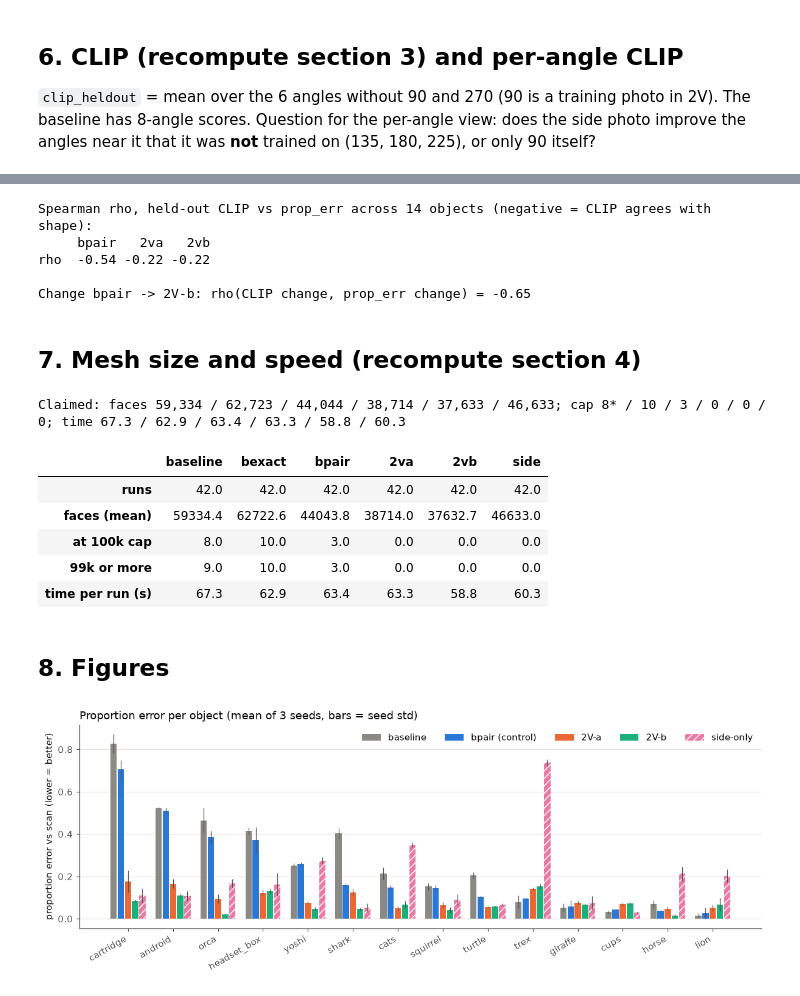
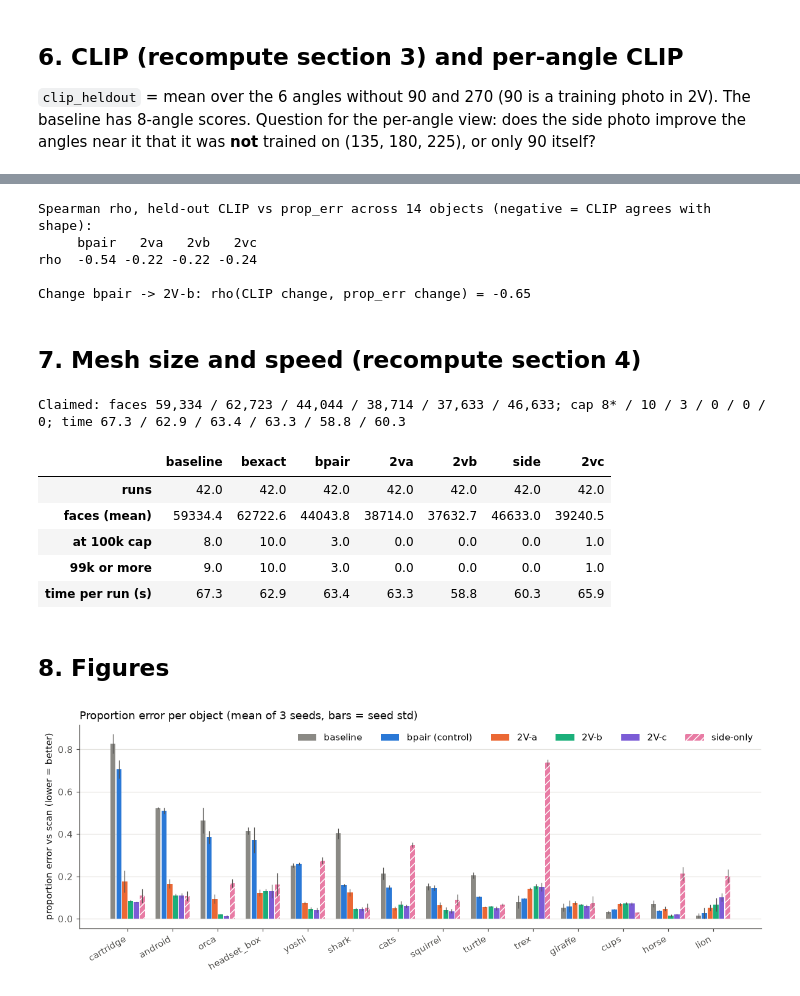
Before and after one commit to steven-cheun/generative-3d-gaussians, a Jupyter notebook: notebooks/06_results.ipynb, the cells around one changed output, grey strips where cells are left out. Saved outputs shown, nothing was run; the diff lists cells and outputs as text; code cells hidden in the pictures.

Commit message:
Notebook 06: add 2V-c (random conditioning) to all tables and figures

```diff
--- a/notebooks/06_results.ipynb
+++ b/notebooks/06_results.ipynb
@@ -22,12 +22,12 @@ FIG_DIR = ROOT / "figures"          # local only (excluded); upload to the Drive
 FIG_DIR.mkdir(exist_ok=True)
 pd.set_option("display.precision", 3)
 
-TAGS = ["baseline", "bexact", "bpair", "2va", "2vb", "side"]
+TAGS = ["baseline", "bexact", "bpair", "2va", "2vb", "side", "2vc"]
 LABEL = {"baseline": "baseline", "bexact": "bexact", "bpair": "bpair (control)",
-         "2va": "2V-a", "2vb": "2V-b", "side": "side-only"}
+         "2va": "2V-a", "2vb": "2V-b", "side": "side-only", "2vc": "2V-c"}
 # Fixed color per condition in every figure (validated palette; 2V-b vs side is close for
 # colorblind readers, so side-only bars also get a hatch)
-COLOR = {"baseline": "#8a8984", "bpair": "#2a78d6", "2va": "#eb6834", "2vb": "#1baf7a", "side": "#e87ba4"}
+COLOR = {"baseline": "#8a8984", "bpair": "#2a78d6", "2va": "#eb6834", "2vb": "#1baf7a", "side": "#e87ba4", "2vc": "#7b5cd6"}
 INK, MUTED, GRID = "#0b0b0b", "#52514e", "#e4e3df"
 
 # Groups from the failure analysis (notebook 05) and Steven's predictions
@@ -351,6 +408,6 @@ side        0.681
 # %%
 # Does CLIP track shape? Per object (seed means), within the same-reference conditions
-cv = pd.DataFrame({t: pd.Series({"rho": spearmanr(held[t], prop_obj[t]).statistic}) for t in ["bpair", "2va", "2vb"]})
+cv = pd.DataFrame({t: pd.Series({"rho": spearmanr(held[t], prop_obj[t]).statistic}) for t in ["bpair", "2va", "2vb", "2vc"]})
 print("Spearman rho, held-out CLIP vs prop_err across 14 objects (negative = CLIP agrees with shape):")
 print(cv.round(2).to_string())
 d_clip = held["2vb"] - held["bpair"]
@@ -358,8 +415,8 @@ d_prop = prop_obj["2vb"] - prop_obj["bpair"]
 print(f"\nChange bpair -> 2V-b: rho(CLIP change, prop_err change) = {spearmanr(d_clip, d_prop).statistic:.2f}")
 # %% [output]
 Spearman rho, held-out CLIP vs prop_err across 14 objects (negative = CLIP agrees with shape):
-     bpair   2va   2vb
-rho  -0.54 -0.22 -0.22
+     bpair   2va   2vb   2vc
+rho  -0.54 -0.22 -0.22 -0.24
 
 Change bpair -> 2V-b: rho(CLIP change, prop_err change) = -0.65
 # %% [markdown]
@@ -377,34 +434,34 @@ print("Claimed: faces 59,334 / 62,723 / 44,044 / 38,714 / 37,633 / 46,633; cap 8
 mesh.round(1)
 # %% [output]
 Claimed: faces 59,334 / 62,723 / 44,044 / 38,714 / 37,633 / 46,633; cap 8* / 10 / 3 / 0 / 0 / 0; time 67.3 / 62.9 / 63.4 / 63.3 / 58.8 / 60.3
-|  | baseline | bexact | bpair | 2va | 2vb | side |
-| runs | 42.0 | 42.0 | 42.0 | 42.0 | 42.0 | 42.0 |
-| faces (mean) | 59334.4 | 62722.6 | 44043.8 | 38714.0 | 37632.7 | 46633.0 |
-| at 100k cap | 8.0 | 10.0 | 3.0 | 0.0 | 0.0 | 0.0 |
-| 99k or more | 9.0 | 10.0 | 3.0 | 0.0 | 0.0 | 0.0 |
-| time per run (s) | 67.3 | 62.9 | 63.4 | 63.3 | 58.8 | 60.3 |
+|  | baseline | bexact | bpair | 2va | 2vb | side | 2vc |
+| runs | 42.0 | 42.0 | 42.0 | 42.0 | 42.0 | 42.0 | 42.0 |
+| faces (mean) | 59334.4 | 62722.6 | 44043.8 | 38714.0 | 37632.7 | 46633.0 | 39240.5 |
+| at 100k cap | 8.0 | 10.0 | 3.0 | 0.0 | 0.0 | 0.0 | 1.0 |
+| 99k or more | 9.0 | 10.0 | 3.0 | 0.0 | 0.0 | 0.0 | 1.0 |
+| time per run (s) | 67.3 | 62.9 | 63.4 | 63.3 | 58.8 | 60.3 | 65.9 |
 # %% [markdown]
 ## 8. Figures
 # %%
-# Fig 2V-1: proportion error per object, grouped bars, 5 conditions, seed std as error bars
-FIG_TAGS = ["baseline", "bpair", "2va", "2vb", "side"]
+# Fig 2V-1: proportion error per object, grouped bars, 6 conditions, seed std as error bars
+FIG_TAGS = ["baseline", "bpair", "2va", "2vb", "2vc", "side"]
 order = list(prop_obj.loc[NAMES, "bpair"].sort_values(ascending=False).index)
 sd_obj = runs.groupby(["tag", "name"]).prop_err.std().unstack(0)
 fig, ax = plt.subplots(figsize=(11, 4.2))
-w = 0.16
+w = 0.13
 x = np.arange(len(order))
 for i, t in enumerate(FIG_TAGS):
-    ax.bar(x + (i - 2) * w, prop_obj.loc[order, t], w * 0.88, yerr=sd_obj.loc[order, t],
+    ax.bar(x + (i - (len(FIG_TAGS) - 1) / 2) * w, prop_obj.loc[order, t], w * 0.88, yerr=sd_obj.loc[order, t],
            color=COLOR[t], hatch="///" if t == "side" else None, edgecolor="white", linewidth=0,
            error_kw={"elinewidth": 0.8, "ecolor": MUTED, "capsize": 0}, label=LABEL[t])
 ax.set_xticks(x, order, rotation=30, ha="right")
 ax.set_ylabel("proportion error vs scan (lower = better)")
 ax.set_title("Proportion error per object (mean of 3 seeds, bars = seed std)", loc="left", color=INK)
 ax.grid(axis="x", visible=False)
-ax.legend(ncol=5, loc="upper right")
+ax.legend(ncol=6, loc="upper right")
 fig.tight_layout()
 fig.savefig(FIG_DIR / "fig2v_1_prop_err_per_object.png")
 plt.show()
 # %% [output]
-[figure, old version]
+[figure, new version]
 # %%
```
Also changed, not shown: parts of 14 cells of this notebook, 1 other file.
